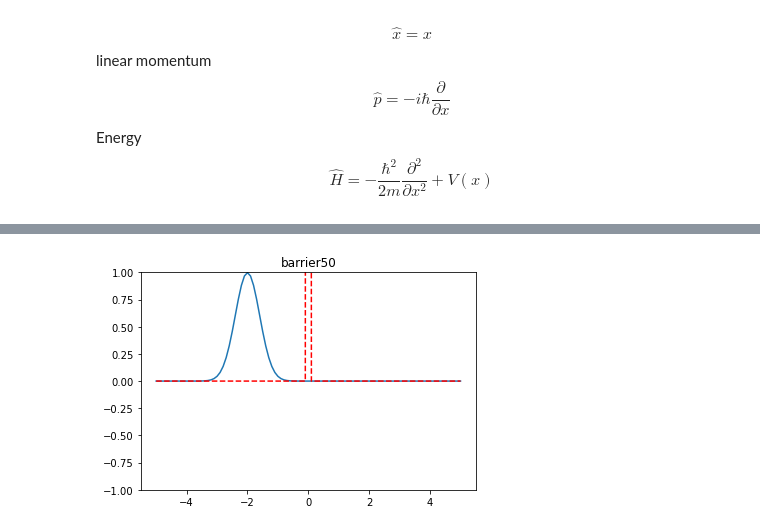
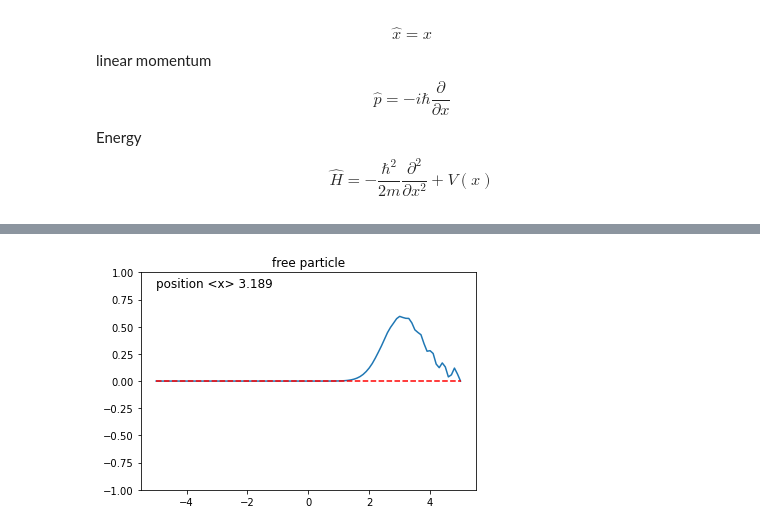
Before and after one commit to sushiTonpai/schrodinger, a Jupyter notebook: Time-dependent schrodinger in 1D.ipynb, the cells around one changed output, grey strips where cells are left out. Cells and saved outputs as stored; diff of their text form; code cells hidden in the pictures.

Commit message:
clean up animation function

```diff
--- a/Time-dependent schrodinger in 1D.ipynb
+++ b/Time-dependent schrodinger in 1D.ipynb
@@ -246,40 +235,39 @@ plt.plot(x, V)
 # %%
 # animation
 from matplotlib.animation import FuncAnimation
 import os
 
 # function update 1d wave over time
 
+fig,ax = plt.subplots()
+line, = ax.plot(x,density(psi_m00[0,:]))
+line2, = ax.plot(x, V0 , '--' ,color = 'r')
+txt = ax.text(-5.0 , 0.9 ,f'position <x> {round(get_position(psi_m00[0,:]),3).real} ', ha='left', va='center', fontsize=12, color="black")
+plt.title("free particle")
+plt.ylim(-1,1)
+
 def update(frame):
-    plt.clf()
-    plt.plot(x, density(psi_m00[50*frame,:]))
-    plt.plot(x,V0,'--', color = 'r')
-    plt.ylim(-1,1)
-    plt.title("barrier50")
+    line.set_ydata(density(psi_m00[50 * frame,:]))
+    txt.set_text(f'position <x> {round(get_position(psi_m00[50 * frame,:]),3).real}')
+    return line, txt,
 
-
-
-fig,ax = plt.subplots()
-line, = ax.plot(x,density(psi_m00[0]))
-line, = ax.plot(x, V0 , '--' ,color = 'r')
-plt.ylim(-1,1)
 
 
 #number of frames
 nframes = len(psi_m00) // 50
 
-ani = FuncAnimation(fig,update, frames = nframes, interval = 1)
+ani = FuncAnimation(fig,update, frames = nframes, interval = 1, blit = True)
 
 
 # save animation
 file_format = 'gif'
-file_name = '1D TDSE v0.6.3'
+file_name = '1D TDSE v0.6.6'
 
 directory = '/Users/Admin/Desktop/senior/animation'
 output_file = os.path.join(directory, f'{file_name}.{file_format}')
 
 ani.save(output_file, writer='pillow', fps=15)
 
 plt.show()
 # %% [output]
-[figure, old version]
+[figure, new version]
```
Also changed, not shown: parts of 5 cells of this notebook, 5 other files.
